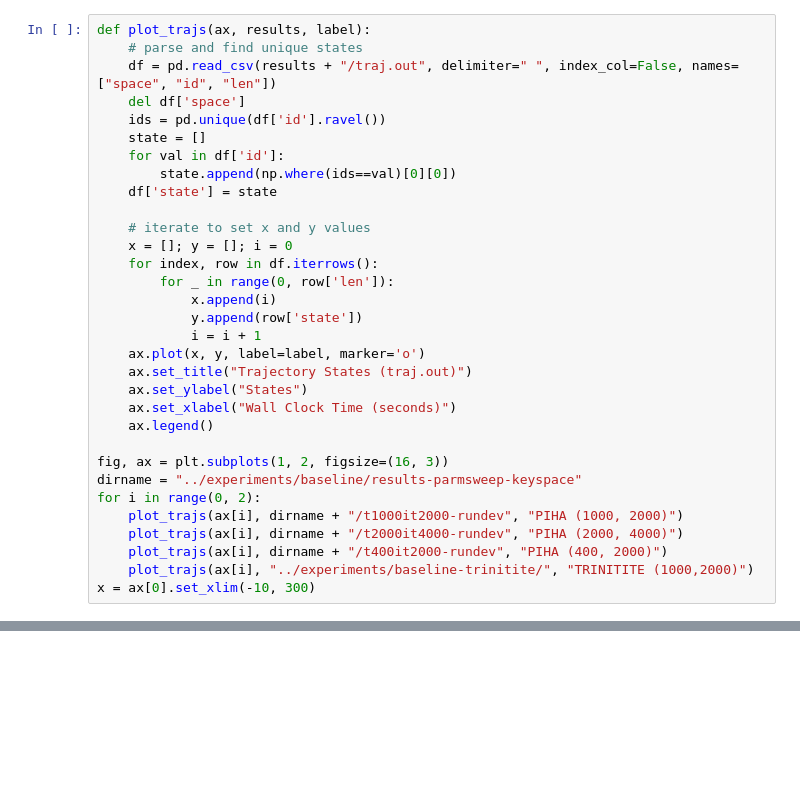
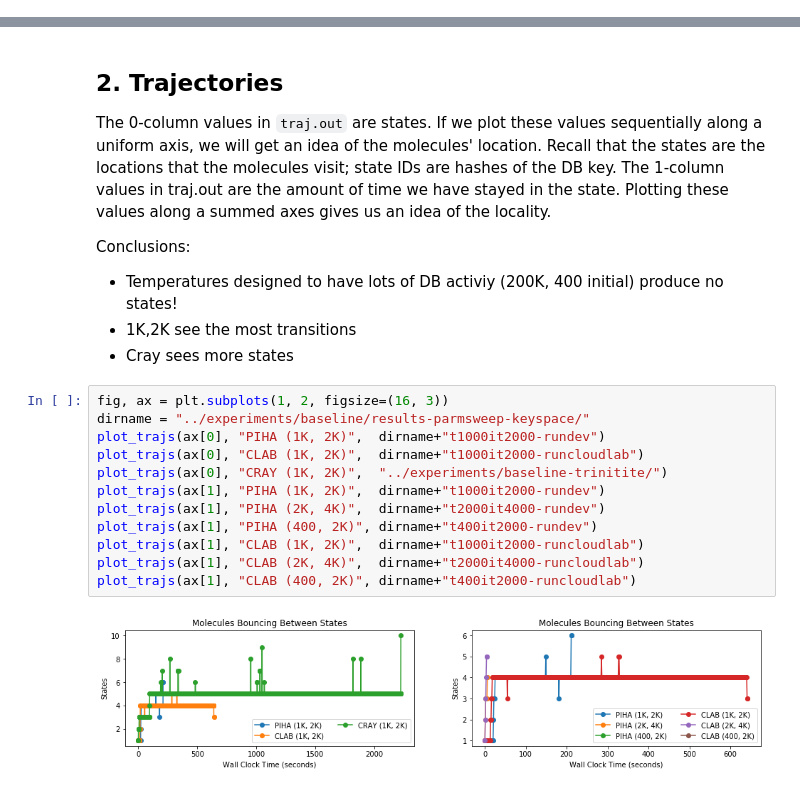
Before and after one commit to michaelsevilla/parsplice-popper, a Jupyter notebook: viz/viz.ipynb, the cells around one changed output, grey strips where cells are left out. Cells and saved outputs as stored; diff of their text form; blank space fills up the shorter version.

```diff
--- a/viz/viz.ipynb
+++ b/viz/viz.ipynb
@@ -41,32 +0,0 @@ The 0-column values in `traj.out` are states. If we plot these values sequential
-# %%
-def plot_trajs(ax, results, label):
-    # parse and find unique states
-    df = pd.read_csv(results + "/traj.out", delimiter=" ", index_col=False, names=["space", "id", "len"])
-    del df['space']
-    ids = pd.unique(df['id'].ravel())
-    state = []
-    for val in df['id']:
-        state.append(np.where(ids==val)[0][0])
-    df['state'] = state
-
-    # iterate to set x and y values
-    x = []; y = []; i = 0
-    for index, row in df.iterrows():
-        for _ in range(0, row['len']):
-            x.append(i)
-            y.append(row['state'])
-            i = i + 1
-    ax.plot(x, y, label=label, marker='o')
-    ax.set_title("Trajectory States (traj.out)")
-    ax.set_ylabel("States")
-    ax.set_xlabel("Wall Clock Time (seconds)")
-    ax.legend()
-
-fig, ax = plt.subplots(1, 2, figsize=(16, 3))
-dirname = "../experiments/baseline/results-parmsweep-keyspace"
-for i in range(0, 2):
-    plot_trajs(ax[i], dirname + "/t1000it2000-rundev", "PIHA (1000, 2000)")
-    plot_trajs(ax[i], dirname + "/t2000it4000-rundev", "PIHA (2000, 4000)")
-    plot_trajs(ax[i], dirname + "/t400it2000-rundev", "PIHA (400, 2000)")
-    plot_trajs(ax[i], "../experiments/baseline-trinitite/", "TRINITITE (1000,2000)")
-x = ax[0].set_xlim(-10, 300)
@@ -294,0 +48,22 @@ x = ax[1][0].set_ylabel("Ops")
+# %% [markdown]
+## 2. Trajectories
+The 0-column values in `traj.out` are states. If we plot these values sequentially along a uniform axis, we will get an idea of the molecules' location. Recall that the states are the locations that the molecules visit; state IDs are hashes of the DB key. The 1-column values in traj.out are the amount of time we have stayed in the state. Plotting these values along a summed axes gives us an idea of the locality.
+
+Conclusions:
+- Temperatures designed to have lots of DB activiy (200K, 400 initial) produce no states!
+- 1K,2K see the most transitions
+- Cray sees more states
+# %%
+fig, ax = plt.subplots(1, 2, figsize=(16, 3))
+dirname = "../experiments/baseline/results-parmsweep-keyspace/"
+plot_trajs(ax[0], "PIHA (1K, 2K)",  dirname+"t1000it2000-rundev")
+plot_trajs(ax[0], "CLAB (1K, 2K)",  dirname+"t1000it2000-runcloudlab")
+plot_trajs(ax[0], "CRAY (1K, 2K)",  "../experiments/baseline-trinitite/")
+plot_trajs(ax[1], "PIHA (1K, 2K)",  dirname+"t1000it2000-rundev")
+plot_trajs(ax[1], "PIHA (2K, 4K)",  dirname+"t2000it4000-rundev")
+plot_trajs(ax[1], "PIHA (400, 2K)", dirname+"t400it2000-rundev")
+plot_trajs(ax[1], "CLAB (1K, 2K)",  dirname+"t1000it2000-runcloudlab")
+plot_trajs(ax[1], "CLAB (2K, 4K)",  dirname+"t2000it4000-runcloudlab")
+plot_trajs(ax[1], "CLAB (400, 2K)", dirname+"t400it2000-runcloudlab")
+# %% [output]
+[figure, added]
```
Also changed, not shown: parts of 34 cells of this notebook, 1 other file.
